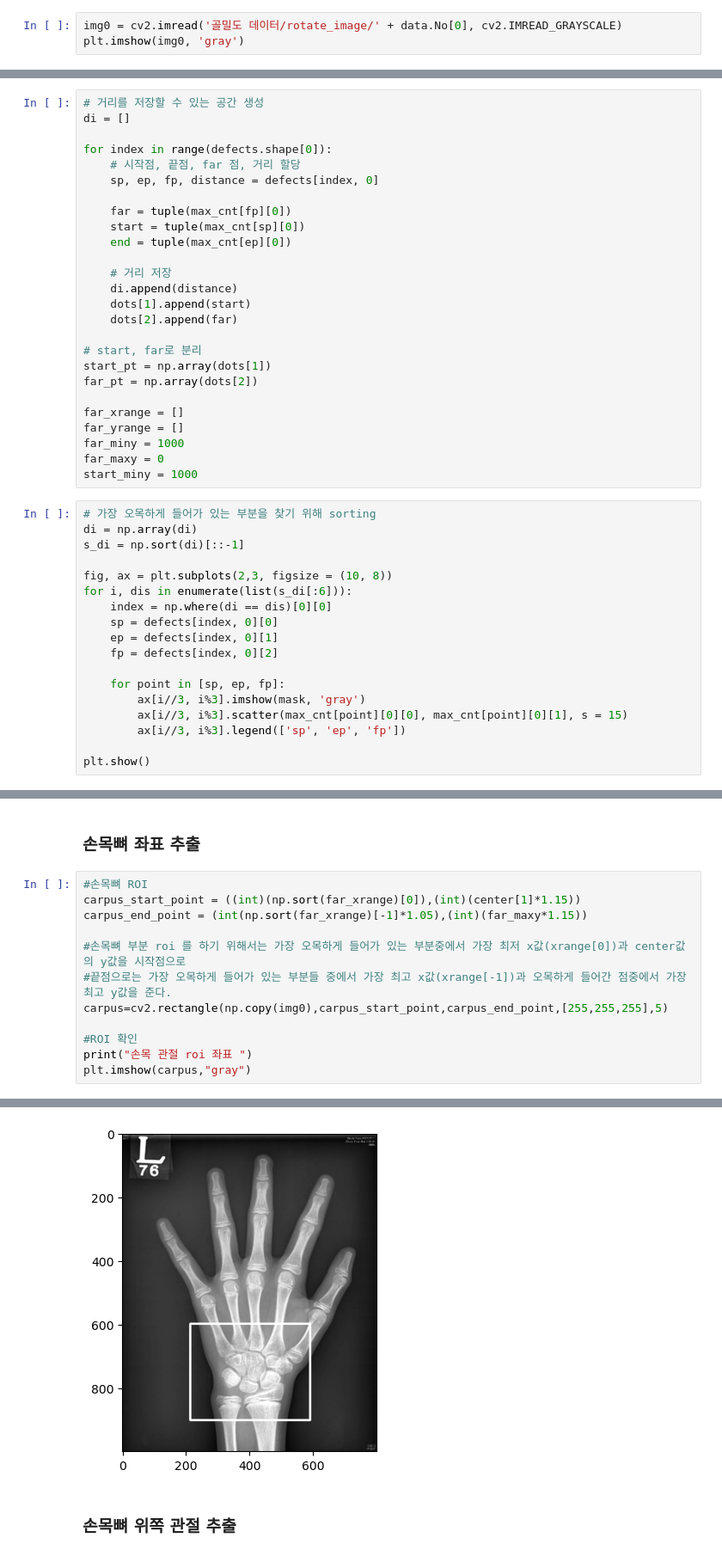
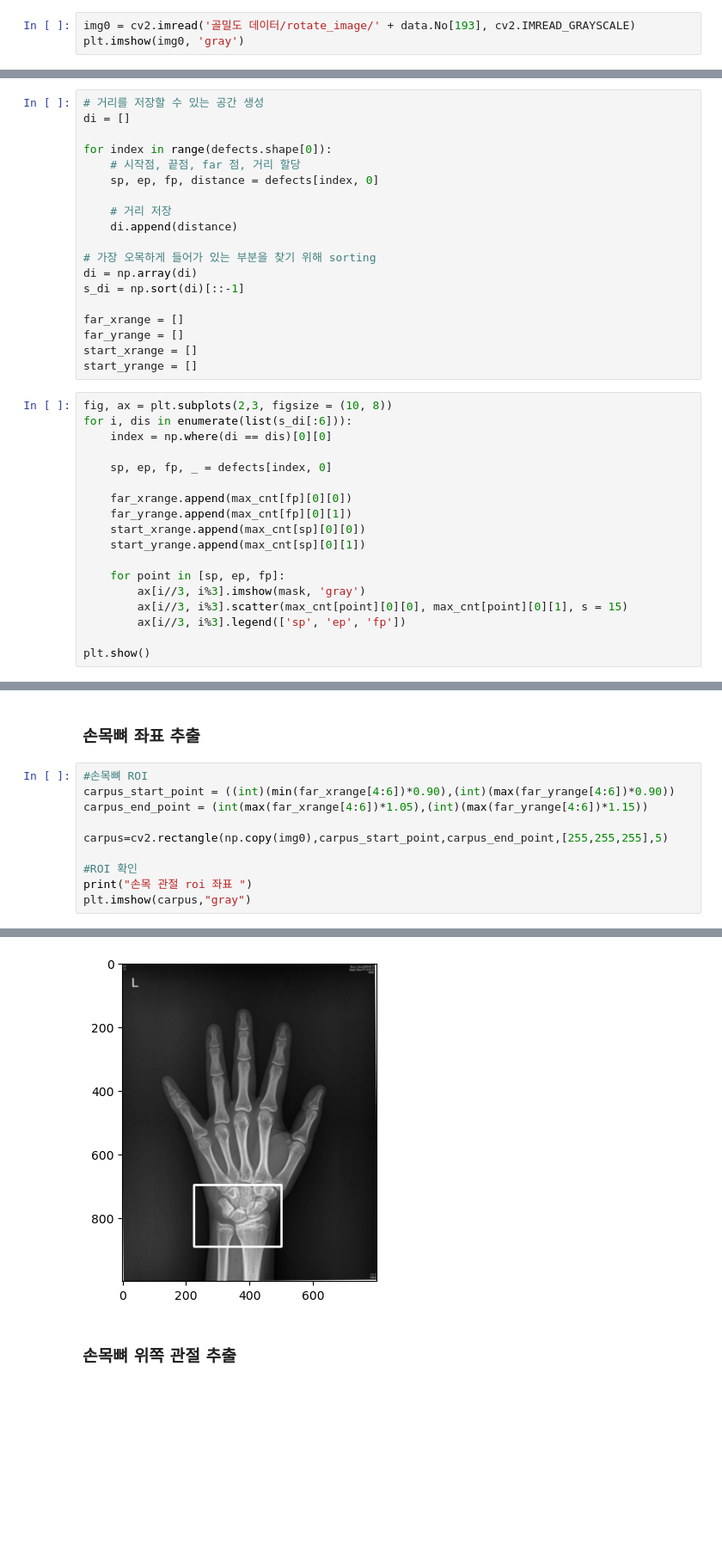
Before and after one commit to Junoflows/BoneAge_Project, a Jupyter notebook: image_roi.ipynb, the cells around one changed output, grey strips where cells are left out. Shown at 86% size. Saved outputs shown, nothing was run; the diff lists cells and outputs as text; blank space fills up the shorter version.

```diff
--- a/image_roi.ipynb
+++ b/image_roi.ipynb
@@ -73,7 +73,7 @@ def get_iou(roi_points,iou_points):
 ### 샘플이미지 ROI 추출
 + 샘플 이미지 로드 및 이진화
 # %%
-img0 = cv2.imread('골밀도 데이터/rotate_image/' + data.No[0], cv2.IMREAD_GRAYSCALE)
+img0 = cv2.imread('골밀도 데이터/rotate_image/' + data.No[193], cv2.IMREAD_GRAYSCALE)
 plt.imshow(img0, 'gray')
 # %% [output]
 <matplotlib.image.AxesImage at 0x...>
@@ -143,35 +155,28 @@ for index in range(defects.shape[0]):
     # 시작점, 끝점, far 점, 거리 할당
     sp, ep, fp, distance = defects[index, 0]
 
-    far = tuple(max_cnt[fp][0])
-    start = tuple(max_cnt[sp][0])
-    end = tuple(max_cnt[ep][0])
-
     # 거리 저장
     di.append(distance)
-    dots[1].append(start)
-    dots[2].append(far)
 
-# start, far로 분리
-start_pt = np.array(dots[1])
-far_pt = np.array(dots[2])
+# 가장 오목하게 들어가 있는 부분을 찾기 위해 sorting
+di = np.array(di)
+s_di = np.sort(di)[::-1]
 
 far_xrange = []
 far_yrange = []
-far_miny = 1000
-far_maxy = 0
-start_miny = 1000
+start_xrange = []
+start_yrange = []
 # %%
-# 가장 오목하게 들어가 있는 부분을 찾기 위해 sorting
-di = np.array(di)
-s_di = np.sort(di)[::-1]
-
 fig, ax = plt.subplots(2,3, figsize = (10, 8))
 for i, dis in enumerate(list(s_di[:6])):
     index = np.where(di == dis)[0][0]
-    sp = defects[index, 0][0]
-    ep = defects[index, 0][1]
-    fp = defects[index, 0][2]
+
+    sp, ep, fp, _ = defects[index, 0]
+
+    far_xrange.append(max_cnt[fp][0][0])
+    far_yrange.append(max_cnt[fp][0][1])
+    start_xrange.append(max_cnt[sp][0][0])
+    start_yrange.append(max_cnt[sp][0][1])
 
     for point in [sp, ep, fp]:
         ax[i//3, i%3].imshow(mask, 'gray')
@@ -214,20 +224,18 @@ sorted_far_yrange = np.sort(far_yrange)
 ### 손목뼈 좌표 추출
 # %%
 #손목뼈 ROI
-carpus_start_point = ((int)(np.sort(far_xrange)[0]),(int)(center[1]*1.15))
-carpus_end_point = (int(np.sort(far_xrange)[-1]*1.05),(int)(far_maxy*1.15))
+carpus_start_point = ((int)(min(far_xrange[4:6])*0.90),(int)(max(far_yrange[4:6])*0.90))
+carpus_end_point = (int(max(far_xrange[4:6])*1.05),(int)(max(far_yrange[4:6])*1.15))
 
-#손목뼈 부분 roi 를 하기 위해서는 가장 오목하게 들어가 있는 부분중에서 가장 최저 x값(xrange[0])과 center값의 y값을 시작점으로
-#끝점으로는 가장 오목하게 들어가 있는 부분들 중에서 가장 최고 x값(xrange[-1])과 오목하게 들어간 점중에서 가장 최고 y값을 준다.
 carpus=cv2.rectangle(np.copy(img0),carpus_start_point,carpus_end_point,[255,255,255],5)
 
 #ROI 확인
 print("손목 관절 roi 좌표 ")
 plt.imshow(carpus,"gray")
 # %% [output]
 손목 관절 roi 좌표
 <matplotlib.image.AxesImage at 0x...>
-[figure, old version]
+[figure, new version]
 # %% [markdown]
 ### 손목뼈 위쪽 관절 추출
 # %%
```
Also changed, not shown: parts of 30 cells of this notebook.
